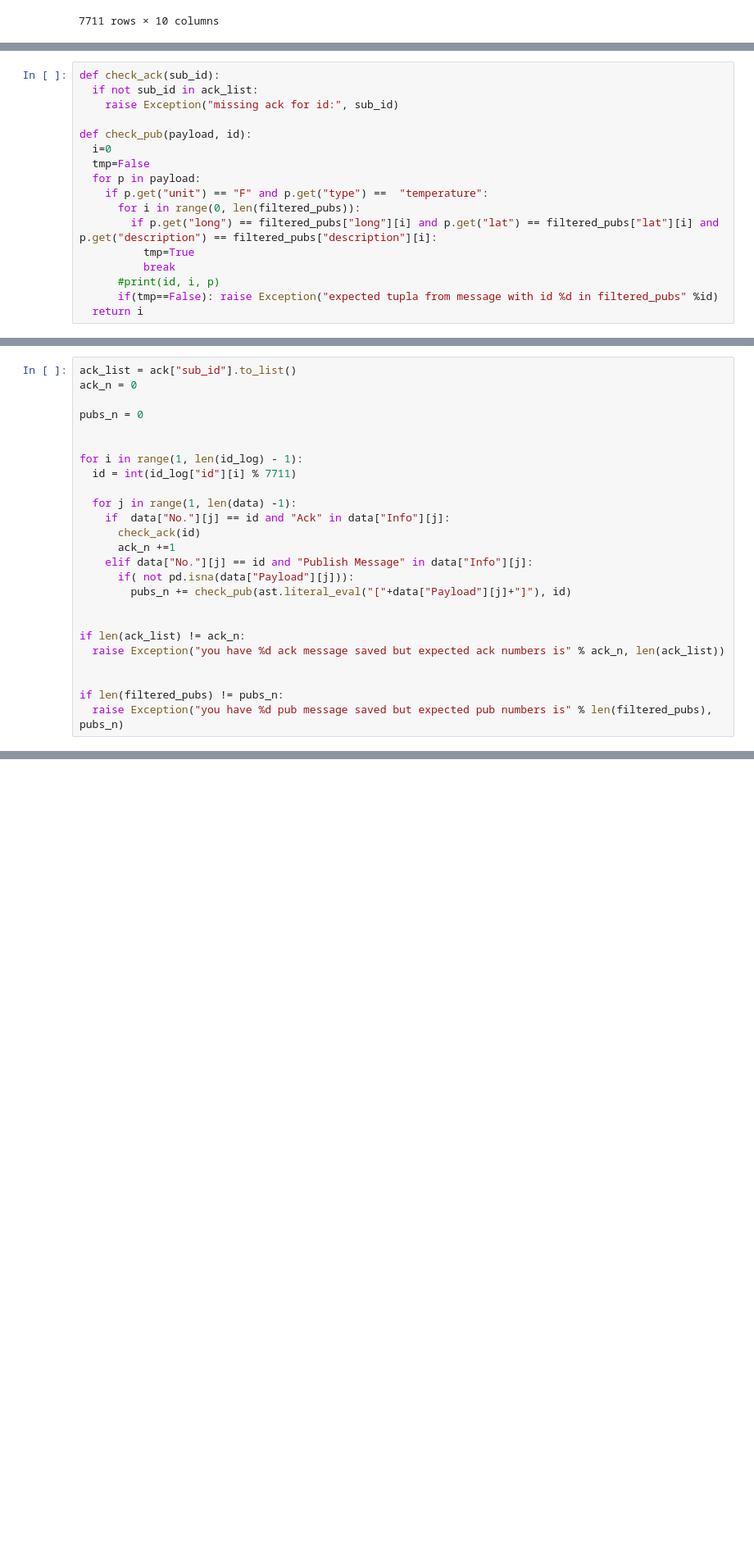
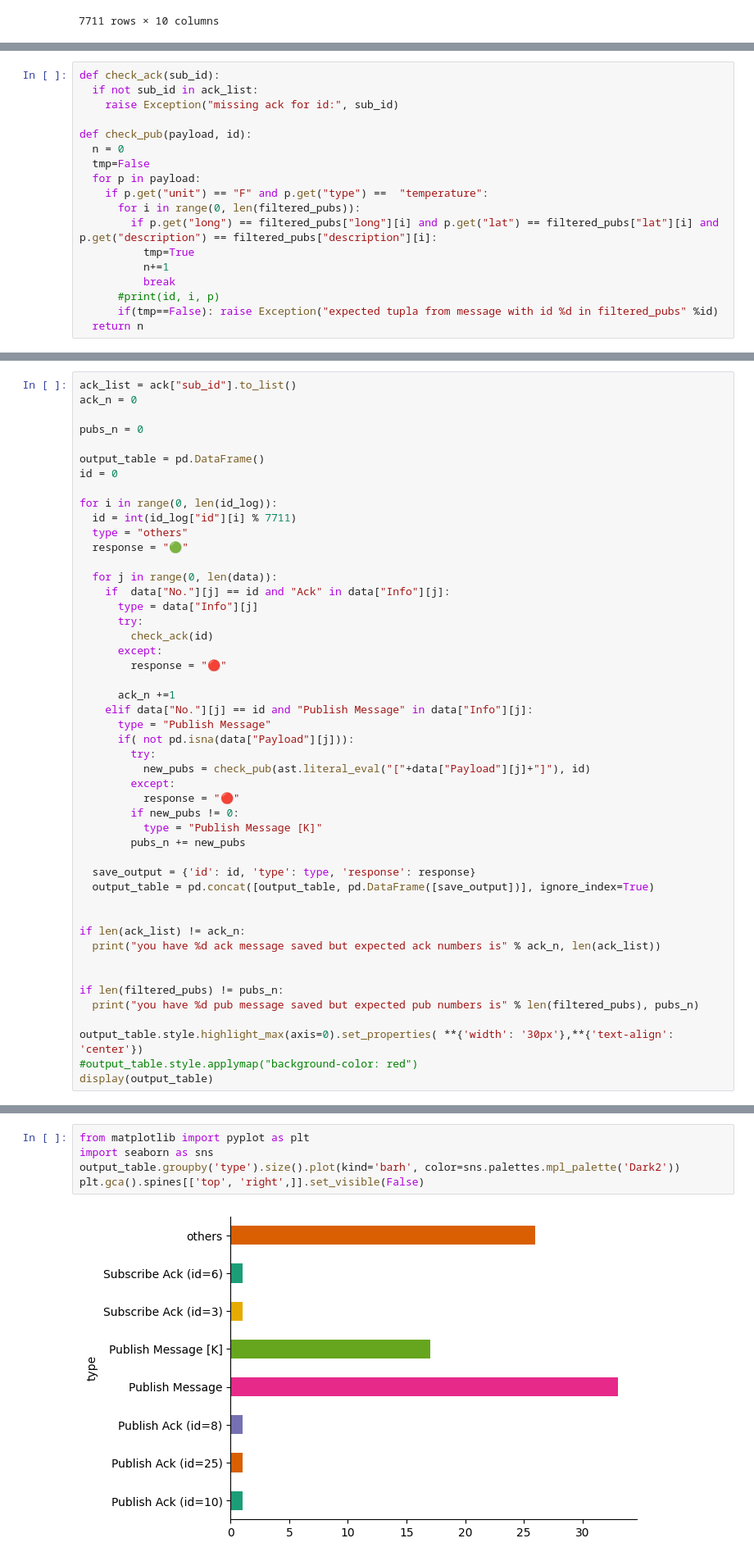
Before and after one commit to MatteoBriscini/IOT-project, a Jupyter notebook: IOT_project3/testIOT_3.ipynb, the cells around one changed output, grey strips where cells are left out. Shown at 82% size. Cells and saved outputs as stored; diff of their text form; blank space fills up the shorter version.

```diff
--- a/IOT_project3/testIOT_3.ipynb
+++ b/IOT_project3/testIOT_3.ipynb
@@ -63,14 +74,15 @@ def check_ack(sub_id):
     raise Exception("missing ack for id:", sub_id)
 
 def check_pub(payload, id):
-  i=0
+  n = 0
   tmp=False
   for p in payload:
     if p.get("unit") == "F" and p.get("type") ==  "temperature":
       for i in range(0, len(filtered_pubs)):
         if p.get("long") == filtered_pubs["long"][i] and p.get("lat") == filtered_pubs["lat"][i] and p.get("description") == filtered_pubs["description"][i]:
           tmp=True
+          n+=1
           break
       #print(id, i, p)
       if(tmp==False): raise Exception("expected tupla from message with id %d in filtered_pubs" %id)
-  return i
+  return n
@@ -80,23 +96,46 @@ ack_n = 0
 
 pubs_n = 0
 
+output_table = pd.DataFrame()
+id = 0
 
-for i in range(1, len(id_log) - 1):
+for i in range(0, len(id_log)):
   id = int(id_log["id"][i] % 7711)
+  type = "others"
+  response = "🟢"
 
-  for j in range(1, len(data) -1):
+  for j in range(0, len(data)):
     if  data["No."][j] == id and "Ack" in data["Info"][j]:
-      check_ack(id)
+      type = data["Info"][j]
+      try:
+        check_ack(id)
+      except:
+        response = "🔴"
+
       ack_n +=1
     elif data["No."][j] == id and "Publish Message" in data["Info"][j]:
+      type = "Publish Message"
       if( not pd.isna(data["Payload"][j])):
-        pubs_n += check_pub(ast.literal_eval("["+data["Payload"][j]+"]"), id)
+        try:
+          new_pubs = check_pub(ast.literal_eval("["+data["Payload"][j]+"]"), id)
+        except:
+          response = "🔴"
+        if new_pubs != 0:
+          type = "Publish Message [K]"
+        pubs_n += new_pubs
+
+  save_output = {'id': id, 'type': type, 'response': response}
+  output_table = pd.concat([output_table, pd.DataFrame([save_output])], ignore_index=True)
 
 
 if len(ack_list) != ack_n:
-  raise Exception("you have %d ack message saved but expected ack numbers is" % ack_n, len(ack_list))
+  print("you have %d ack message saved but expected ack numbers is" % ack_n, len(ack_list))
 
 
 if len(filtered_pubs) != pubs_n:
-  raise Exception("you have %d pub message saved but expected pub numbers is" % len(filtered_pubs), pubs_n)
+  print("you have %d pub message saved but expected pub numbers is" % len(filtered_pubs), pubs_n)
+
+output_table.style.highlight_max(axis=0).set_properties( **{'width': '30px'},**{'text-align': 'center'})
+#output_table.style.applymap("background-color: red")
+display(output_table)
 # %% [output]
@@ -103,0 +155,7 @@ Exception: expected tupla from message with id 64 in filtered_pubs
+# %%
+from matplotlib import pyplot as plt
+import seaborn as sns
+output_table.groupby('type').size().plot(kind='barh', color=sns.palettes.mpl_palette('Dark2'))
+plt.gca().spines[['top', 'right',]].set_visible(False)
+# %% [output]
+[figure, added]
```
Also changed, not shown: parts of 6 cells of this notebook, 13 other files.
